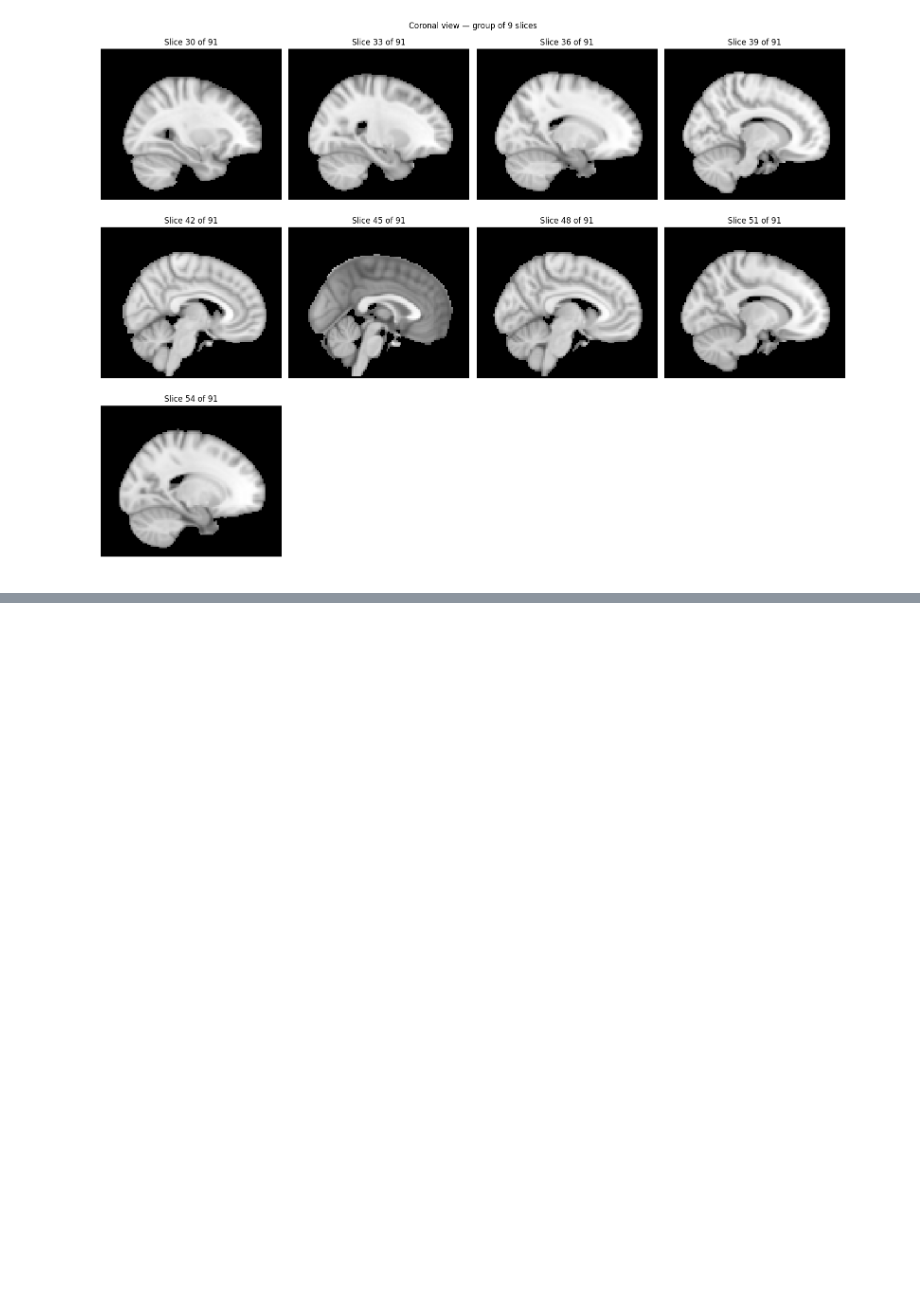
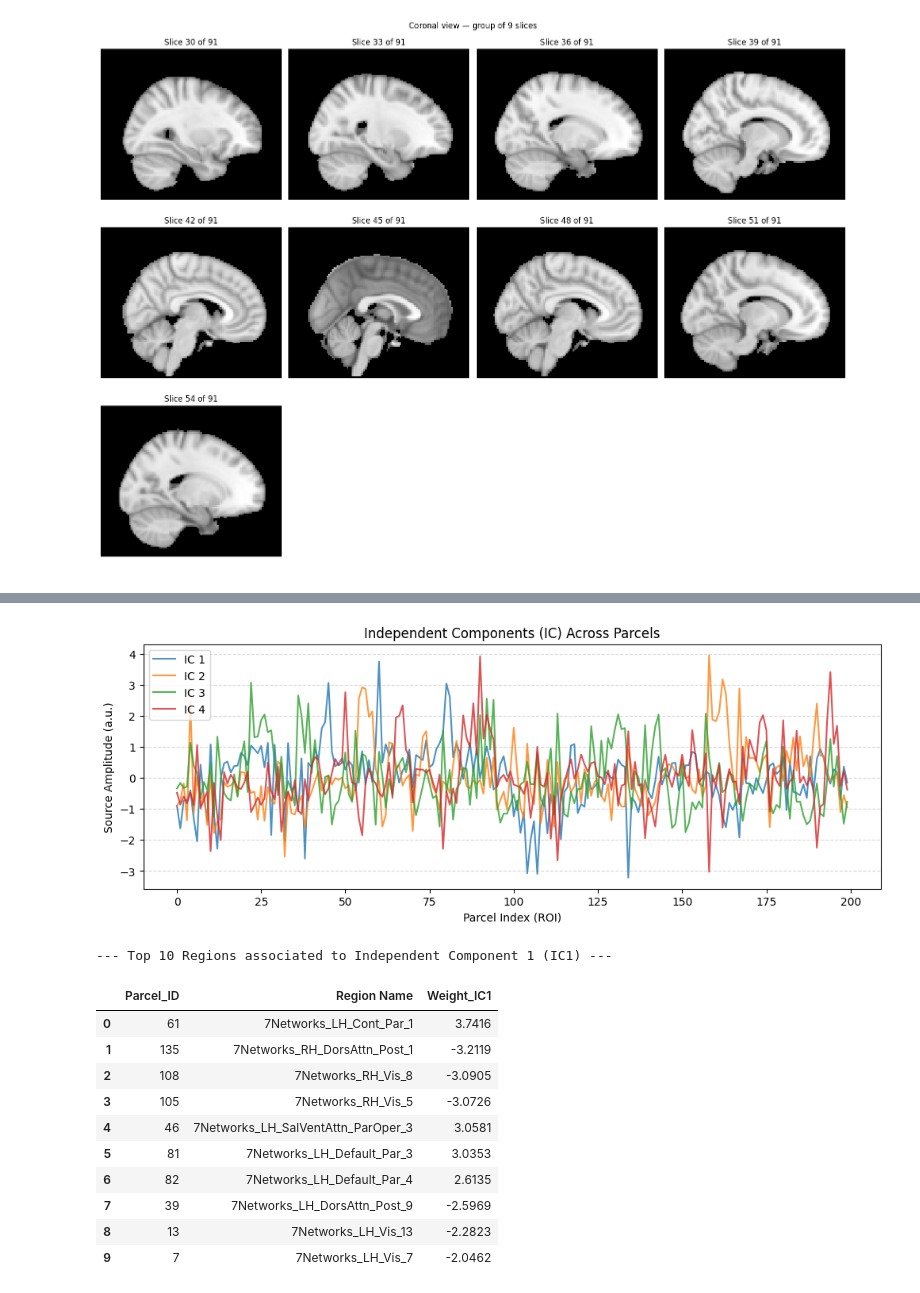
Before and after one commit to tommydelu/MRI-analysis-pipeline, a Jupyter notebook: 3_fmri_feature_extraction.ipynb, the cells around one changed output, grey strips where cells are left out. Cells and saved outputs as stored; diff of their text form; code cells hidden in the pictures; blank space fills up the shorter version.

```diff
--- a/3_fmri_feature_extraction.ipynb
+++ b/3_fmri_feature_extraction.ipynb
@@ -175,0 +163,17 @@ X_transformed.shape
+# %%
+ica_df = icaAnalysis(time_series.T, 4, df)
+display(ica_df)
+# %% [output]
+[figure, added]
+--- Top 10 Regions associated to Independent Component 1 (IC1) ---
+|  | Parcel_ID | Region Name | Weight_IC1 |
+| 0 | 61 | 7Networks_LH_Cont_Par_1 | 3.7416 |
+| 1 | 135 | 7Networks_RH_DorsAttn_Post_1 | -3.2119 |
+| 2 | 108 | 7Networks_RH_Vis_8 | -3.0905 |
+| 3 | 105 | 7Networks_RH_Vis_5 | -3.0726 |
+| 4 | 46 | 7Networks_LH_SalVentAttn_ParOper_3 | 3.0581 |
+| 5 | 81 | 7Networks_LH_Default_Par_3 | 3.0353 |
+| 6 | 82 | 7Networks_LH_Default_Par_4 | 2.6135 |
+| 7 | 39 | 7Networks_LH_DorsAttn_Post_9 | -2.5969 |
+| 8 | 13 | 7Networks_LH_Vis_13 | -2.2823 |
+| 9 | 7 | 7Networks_LH_Vis_7 | -2.0462 |
```
Also changed, not shown: parts of 19 cells of this notebook.
